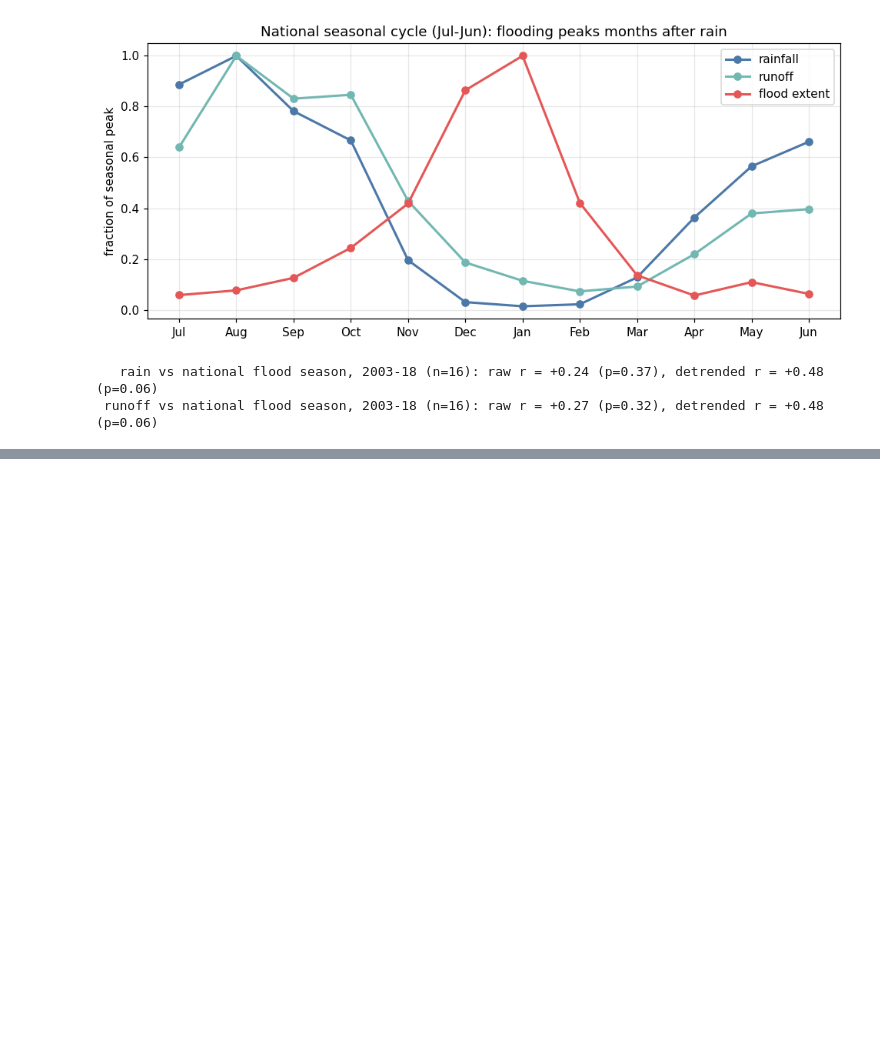
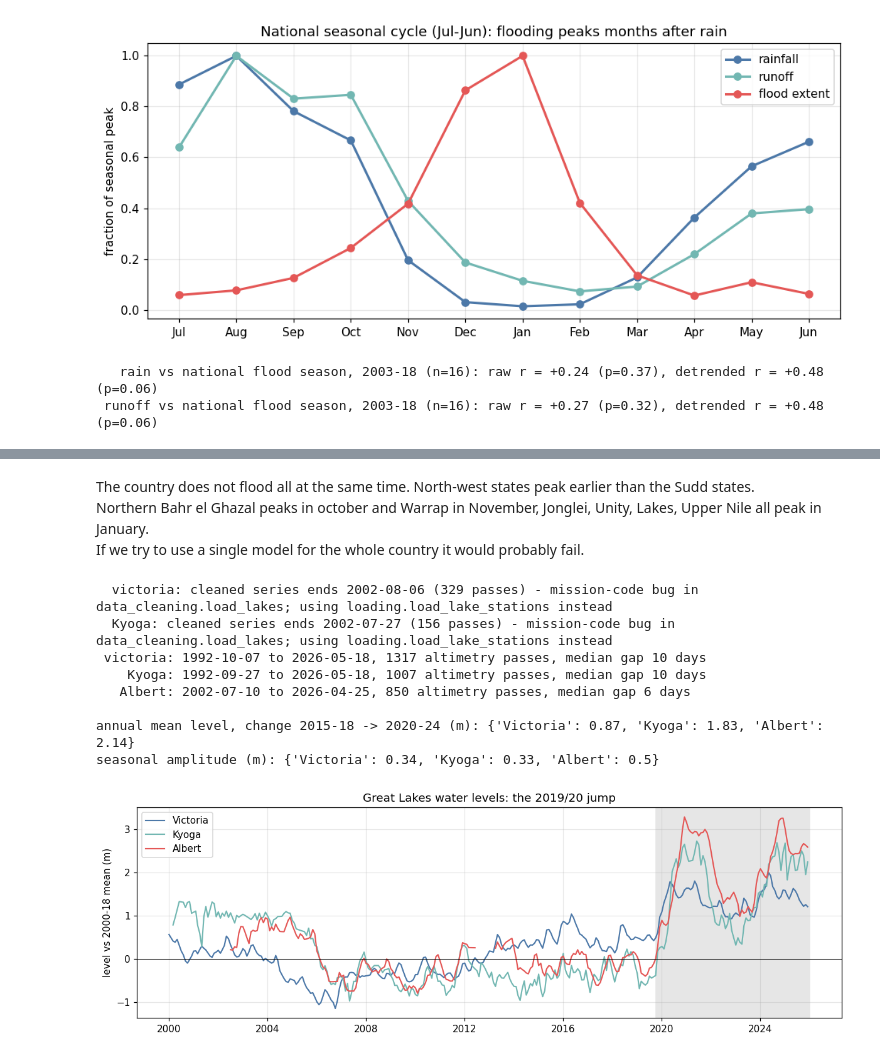
Before and after one commit to TomasTesar/JBG060_ZHL_2026, a Jupyter notebook: data_exploration.ipynb, the cells around one changed output, grey strips where cells are left out. Saved outputs shown, nothing was run; the diff lists cells and outputs as text; code cells hidden in the pictures; blank space fills up the shorter version.

```diff
--- a/data_exploration.ipynb
+++ b/data_exploration.ipynb
@@ -415,0 +596,39 @@ them?), lake levels and discharge as upstream drivers, evapotranspiration, and t
+# %% [markdown]
+The country does not flood all at the same time. North-west states peak earlier than the Sudd states.\
+Northern Bahr el Ghazal peaks in october and Warrap in November, Jonglei, Unity, Lakes, Upper Nile all peak in January.\
+If we try to use a single model for the whole country it would probably fail.
+# %%
+lakes_raw = load_lakes()
+lakes = pd.DataFrame({
+    "Victoria": lakes_raw["victoria"].resample("MS").mean(),
+    "Kyoga": lakes_raw["Kyoga"].resample("MS").mean(),
+    "Albert": lakes_raw["Albert"].resample("MS").mean(),
+}).loc["2000":"2025"]
+for k, v in lakes_raw.items():
+    idx = v.index
+    print(f"{k:>9}: {idx.min().date()} to {idx.max().date()}, {len(v)} altimetry passes, "
+          f"median gap {idx.to_series().diff().dt.days.median():.0f} days")
+
+anom = lakes - lakes.loc["2000":"2018"].mean()
+fig, ax = plt.subplots(figsize=(11, 3.8))
+for k, col in zip(anom, ["#4c78a8", "#72b7b2", "#e45756"]):
+    ax.plot(anom.index, anom[k].interpolate(limit=3), label=k, color=col, lw=1.4)
+ax.axhline(0, color="k", lw=0.6); ax.axvspan(pd.Timestamp("2019-10-01"), pd.Timestamp("2025-12-31"), color="0.9", zorder=0)
+ax.set_ylabel("level vs 2000-18 mean (m)"); ax.legend(); ax.grid(alpha=0.3)
+ax.set_title("Great Lakes water levels: the 2019/20 jump")
+fig.tight_layout(); fig.savefig(FIG / "02_lake_levels.png", bbox_inches="tight")
+
+ann_lake = lakes.groupby(lakes.index.year).mean()
+print("\nannual mean level, change 2015-18 -> 2020-24 (m):",
+      (ann_lake.loc[2020:2024].mean() - ann_lake.loc[2015:2018].mean()).round(2).to_dict())
+print("seasonal amplitude (m):", (lakes.groupby(lakes.index.month).mean().max() - lakes.groupby(lakes.index.month).mean().min()).round(2).to_dict())
+# %% [output]
+  victoria: cleaned series ends 2002-08-06 (329 passes) - mission-code bug in data_cleaning.load_lakes; using loading.load_lake_stations instead
+  Kyoga: cleaned series ends 2002-07-27 (156 passes) - mission-code bug in data_cleaning.load_lakes; using loading.load_lake_stations instead
+ victoria: 1992-10-07 to 2026-05-18, 1317 altimetry passes, median gap 10 days
+    Kyoga: 1992-09-27 to 2026-05-18, 1007 altimetry passes, median gap 10 days
+   Albert: 2002-07-10 to 2026-04-25, 850 altimetry passes, median gap 6 days
+
+annual mean level, change 2015-18 -> 2020-24 (m): {'Victoria': 0.87, 'Kyoga': 1.83, 'Albert': 2.14}
+seasonal amplitude (m): {'Victoria': 0.34, 'Kyoga': 0.33, 'Albert': 0.5}
+[figure, added]
```
Also changed, not shown: parts of 34 cells of this notebook, 1 other file.
